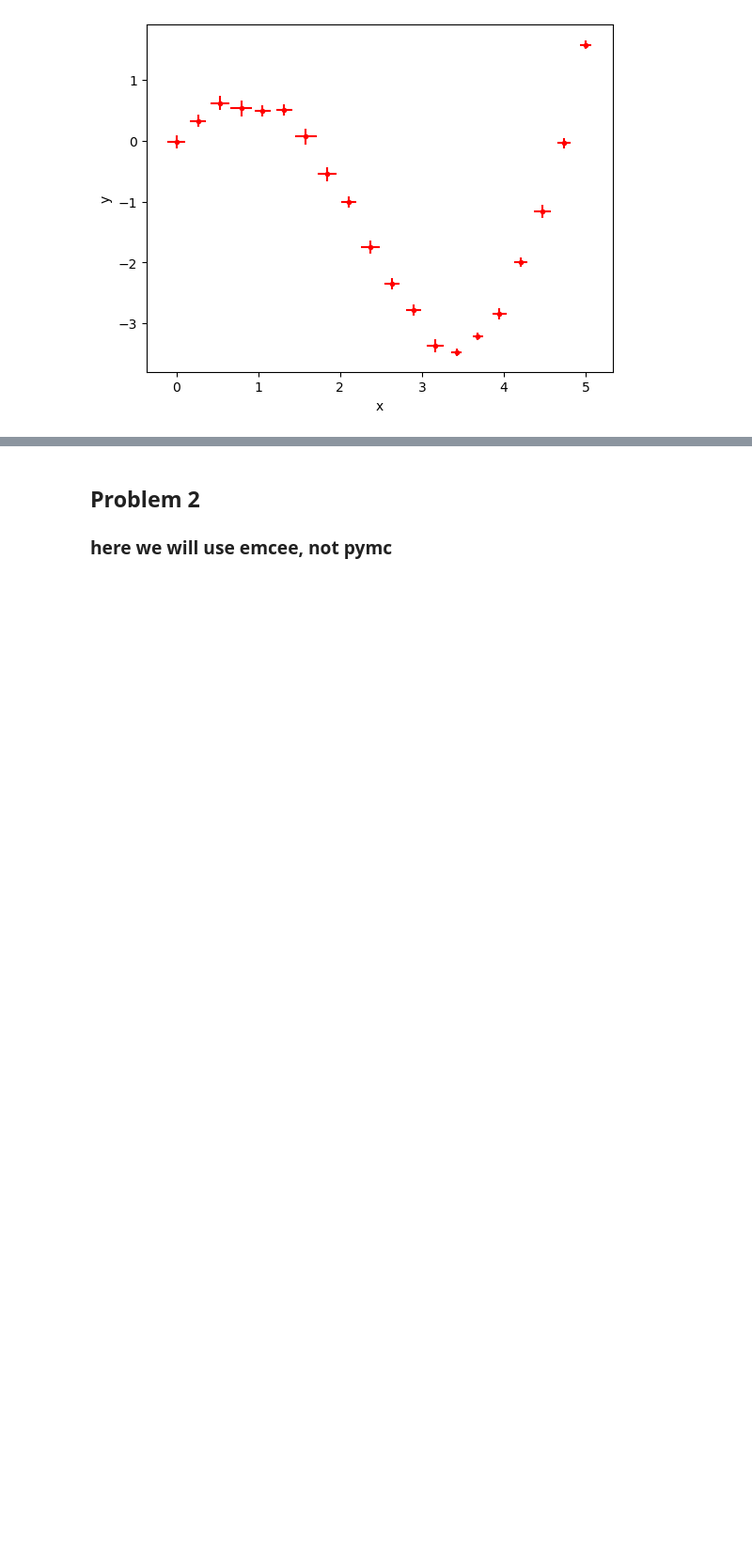
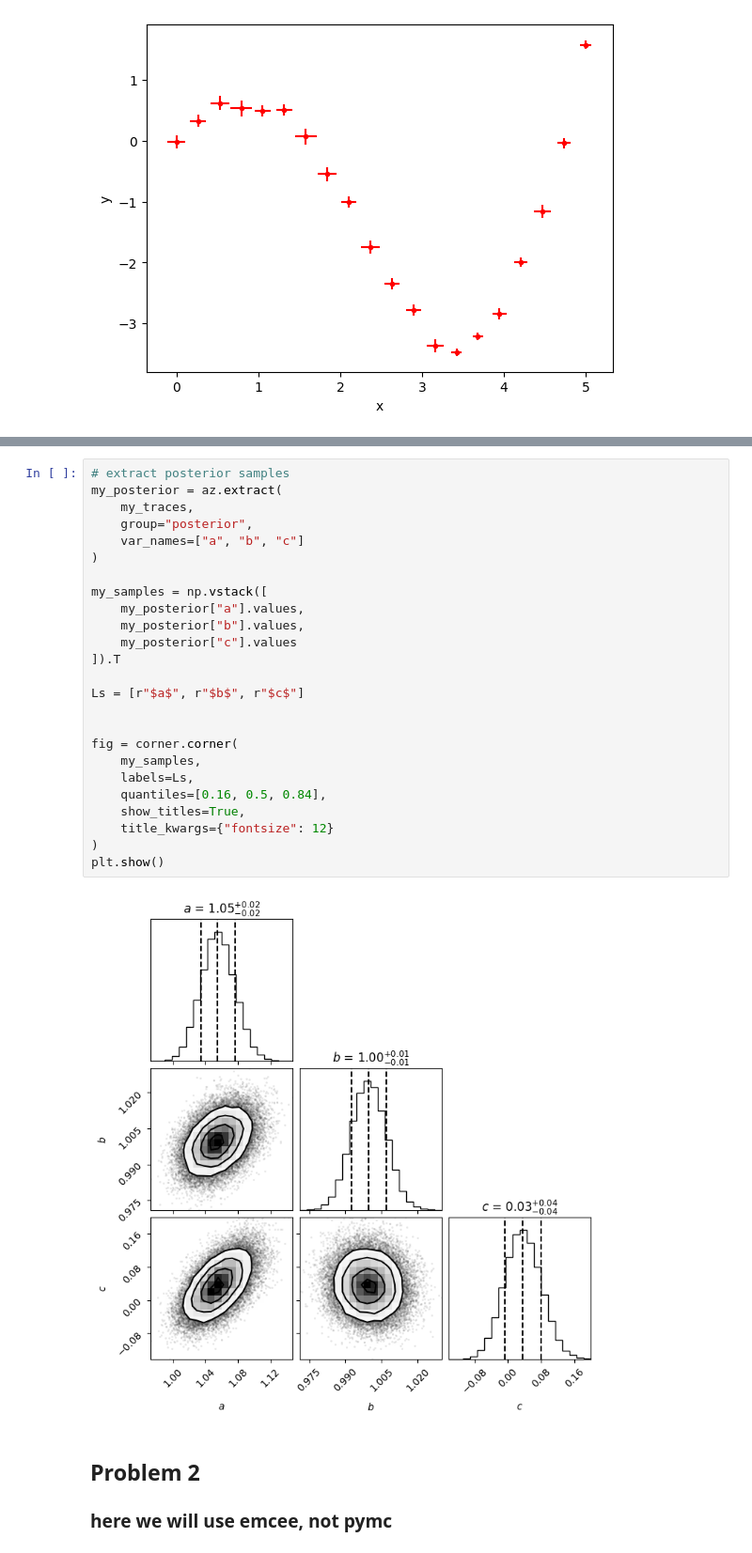
Before and after one commit to jackey-fang/astr-324-s26, a Jupyter notebook: homeworks/Astr324-S26-HW3.ipynb, the cells around one changed output, grey strips where cells are left out. Shown at 94% size. Drawn from its saved outputs; the diff is of its cells as text; blank space fills up the shorter version.

```diff
--- a/homeworks/Astr324-S26-HW3.ipynb
+++ b/homeworks/Astr324-S26-HW3.ipynb
@@ -106,3 +182,30 @@ plt.show()
+# %%
+# extract posterior samples
+my_posterior = az.extract(
+    my_traces,
+    group="posterior",
+    var_names=["a", "b", "c"]
+)
+
+my_samples = np.vstack([
+    my_posterior["a"].values,
+    my_posterior["b"].values,
+    my_posterior["c"].values
+]).T
+
+Ls = [r"$a$", r"$b$", r"$c$"]
+
+
+fig = corner.corner(
+    my_samples,
+    labels=Ls,
+    quantiles=[0.16, 0.5, 0.84],
+    show_titles=True,
+    title_kwargs={"fontsize": 12}
+)
+plt.show()
+# %% [output]
+[figure, added]
 # %% [markdown]
 ## Problem 2
 
```
Also changed, not shown: parts of 20 cells of this notebook, 1 other file.
